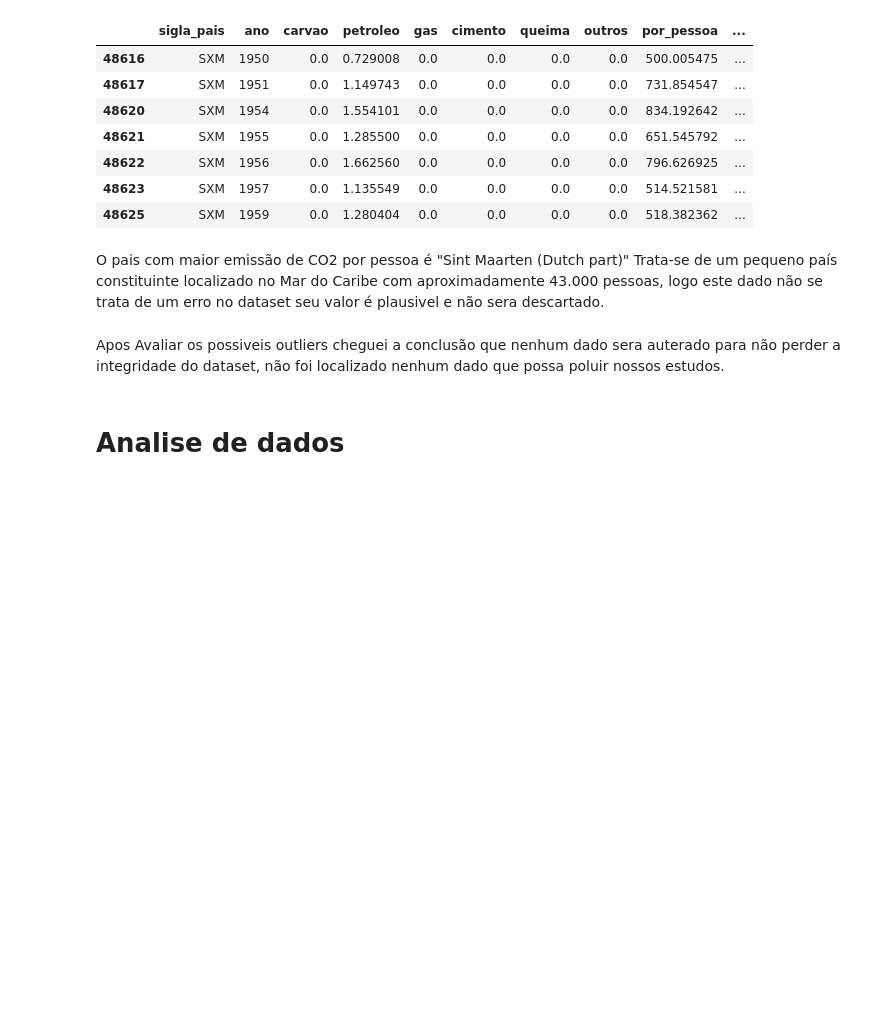
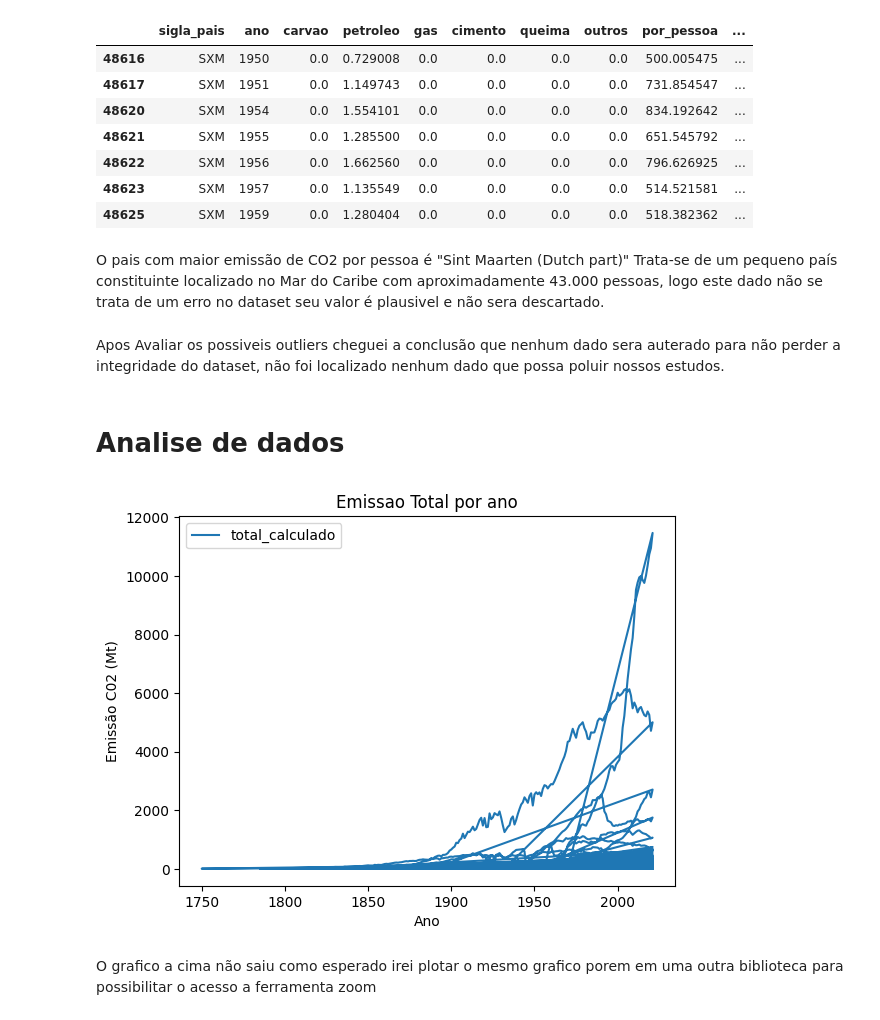
Before and after one commit to Patrick-Setubal/Data_Science_Analytics, a Jupyter notebook: puc/sprint1/sprint1.ipynb, the cells around one changed output. Cells and saved outputs as stored; diff of their text form; code cells hidden in the pictures; blank space fills up the shorter version.

```diff
--- a/puc/sprint1/sprint1.ipynb
+++ b/puc/sprint1/sprint1.ipynb
@@ -604,3 +614,14 @@ Apos Avaliar os possiveis outliers cheguei a conclusão que nenhum dado sera aut
 # Vamos ranquear os 10 paises que mais emitem
 # Vamos ranquear os 10 paises que mais emitem por pessoa
 # Vamos plotar o mapa do mundo com grafico de calor de emissão por tipo de emissao
+# %%
+# A emissão Global de CO2 esta aumentando?
+df.plot(x='ano', y='total_calculado', kind='line')
+plt.title("Emissao Total por ano")
+plt.xlabel("Ano")
+plt.ylabel("Emissão C02 (Mt)")
+plt.show()
+# %% [output]
+[figure, added]
+# %% [markdown]
+O grafico a cima não saiu como esperado irei plotar o mesmo grafico porem em uma outra biblioteca para possibilitar o acesso a ferramenta zoom
```
Also changed, not shown: parts of 12 cells of this notebook.
